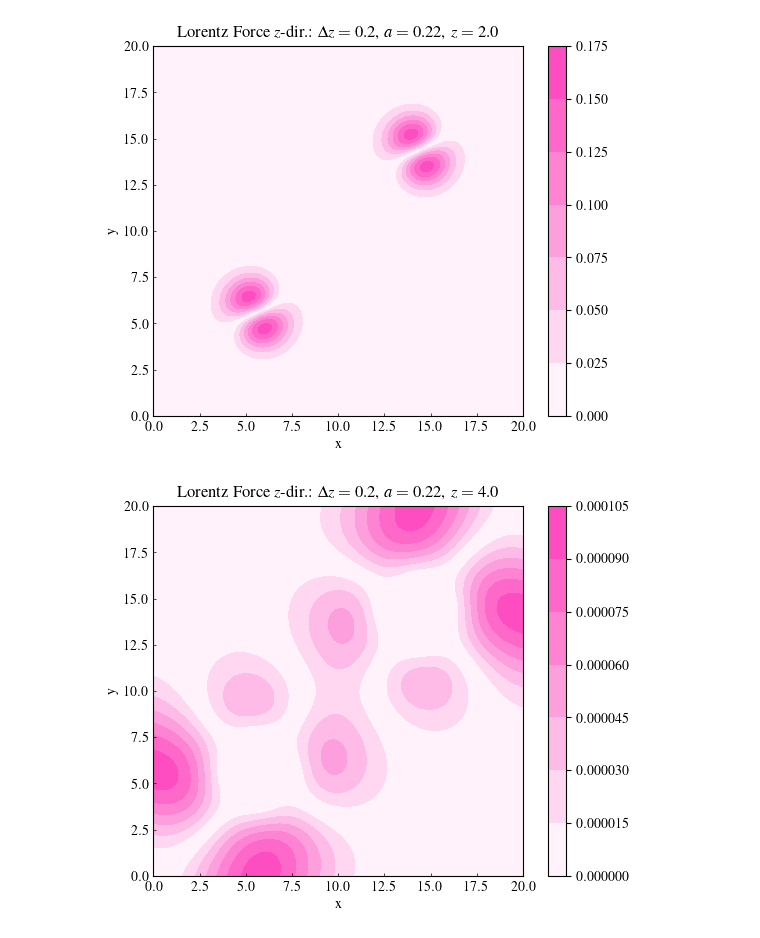
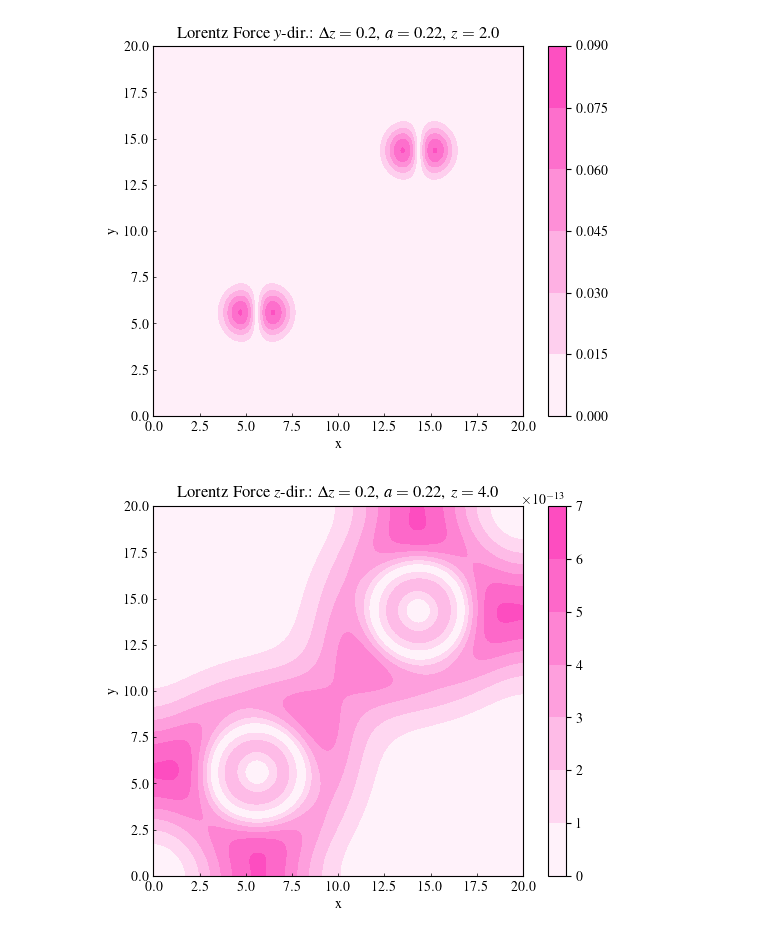
Before and after one commit to LMNadol/mflex, a Jupyter notebook: mhsflex/calculate_Lorentz_force.ipynb, the cells around one changed output. Cells and saved outputs as stored; diff of their text form; code cells hidden in the pictures.

```diff
--- a/mhsflex/calculate_Lorentz_force.ipynb
+++ b/mhsflex/calculate_Lorentz_force.ipynb
@@ -80,7 +80,7 @@ data2d = Field2dData(
     data_bz,
 )
 # %%
-a = 0.44
+a = 0.22
 alpha = 0.05
 b = 1.0
 z0 = 2.0
@@ -176,7 +176,7 @@ for iiz in list((iz_photo, iz_z0half, iz_z0, iz_2z0)):
     ax.tick_params(direction="in", length=2, width=0.5)
     fig.colorbar(C)
     plt.title(
-        r"Lorentz Force $z$-dir.: $\Delta z = $ "
+        r"Lorentz Force $x$-dir.: $\Delta z = $ "
         + str(deltaz)
         + r", $a =$ "
         + str(a)
@@ -207,7 +207,7 @@ for iiz in list((iz_photo, iz_z0half, iz_z0, iz_2z0)):
     ax.tick_params(direction="in", length=2, width=0.5)
     fig.colorbar(C)
     plt.title(
-        r"Lorentz Force $z$-dir.: $\Delta z = $ "
+        r"Lorentz Force $y$-dir.: $\Delta z = $ "
         + str(deltaz)
         + r", $a =$ "
         + str(a)
@@ -229,2 +229,2 @@ for iiz in list((iz_photo, iz_z0half, iz_z0, iz_2z0)):
-[figure, old version]
+[figure, new version]
-[figure, old version]
+[figure, new version]
```
Also changed, not shown: parts of 12 cells of this notebook, 6 other files.
